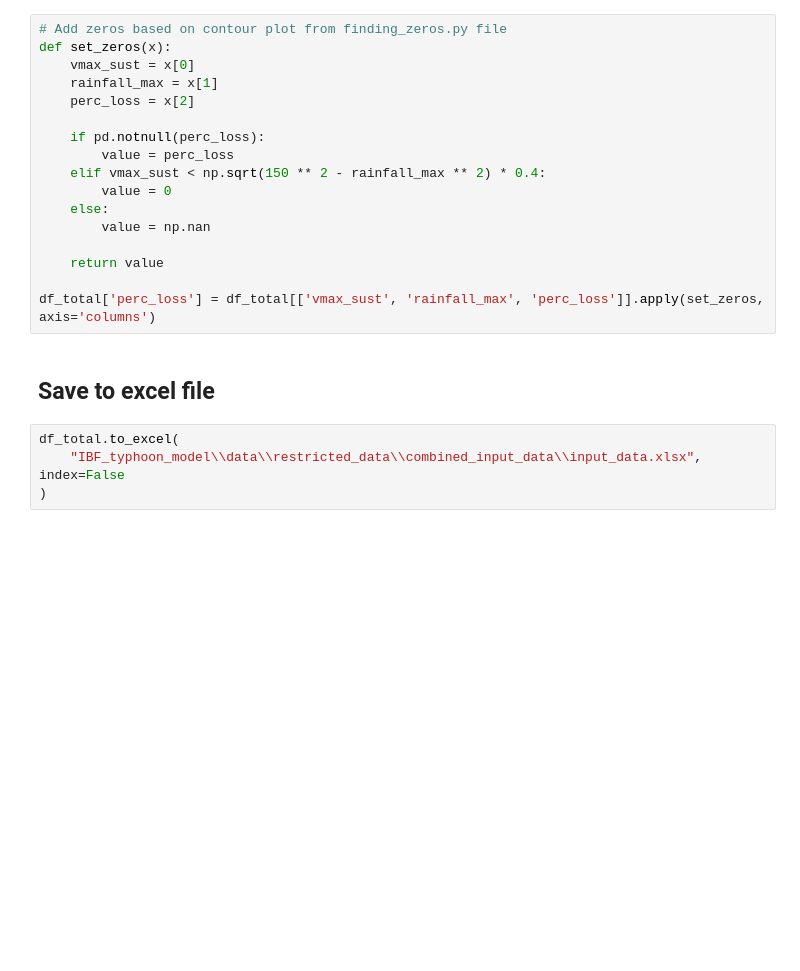
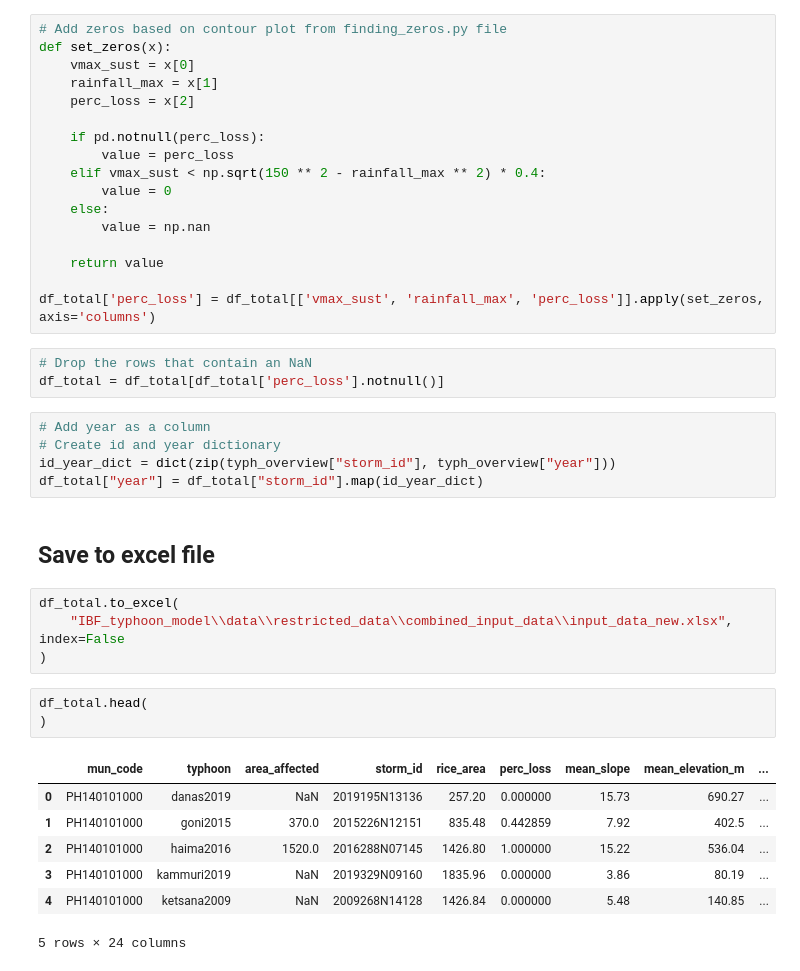
Before and after one commit to rodekruis/Typhoon_IBF_Rice_Damage_Model, a Jupyter notebook: IBF_typhoon_model/data/data_preparation_notebook.ipynb, the cells around one changed output. Cells and saved outputs as stored; diff of their text form; blank space fills up the shorter version.

```diff
--- a/IBF_typhoon_model/data/data_preparation_notebook.ipynb
+++ b/IBF_typhoon_model/data/data_preparation_notebook.ipynb
@@ -510,9 +534,28 @@ def set_zeros(x):
     return value
 
 df_total['perc_loss'] = df_total[['vmax_sust', 'rainfall_max', 'perc_loss']].apply(set_zeros, axis='columns')
+# %%
+# Drop the rows that contain an NaN
+df_total = df_total[df_total['perc_loss'].notnull()]
+# %%
+# Add year as a column
+# Create id and year dictionary
+id_year_dict = dict(zip(typh_overview["storm_id"], typh_overview["year"]))
+df_total["year"] = df_total["storm_id"].map(id_year_dict)
 # %% [markdown]
 ## Save to excel file
 # %%
 df_total.to_excel(
-    "IBF_typhoon_model\\data\\restricted_data\\combined_input_data\\input_data.xlsx", index=False
+    "IBF_typhoon_model\\data\\restricted_data\\combined_input_data\\input_data_new.xlsx", index=False
 )
+# %%
+df_total.head(
+)
+# %% [output]
+|  | mun_code | typhoon | area_affected | storm_id | rice_area | perc_loss | mean_slope | mean_elevation_m | ... |
+| 0 | PH140101000 | danas2019 | NaN | 2019195N13136 | 257.20 | 0.000000 | 15.73 | 690.27 | ... |
+| 1 | PH140101000 | goni2015 | 370.0 | 2015226N12151 | 835.48 | 0.442859 | 7.92 | 402.5 | ... |
+| 2 | PH140101000 | haima2016 | 1520.0 | 2016288N07145 | 1426.80 | 1.000000 | 15.22 | 536.04 | ... |
+| 3 | PH140101000 | kammuri2019 | NaN | 2019329N09160 | 1835.96 | 0.000000 | 3.86 | 80.19 | ... |
+| 4 | PH140101000 | ketsana2009 | NaN | 2009268N14128 | 1426.84 | 0.000000 | 5.48 | 140.85 | ... |
+5 rows × 24 columns
```
Also changed, not shown: parts of 7 cells of this notebook, 1 other file.
